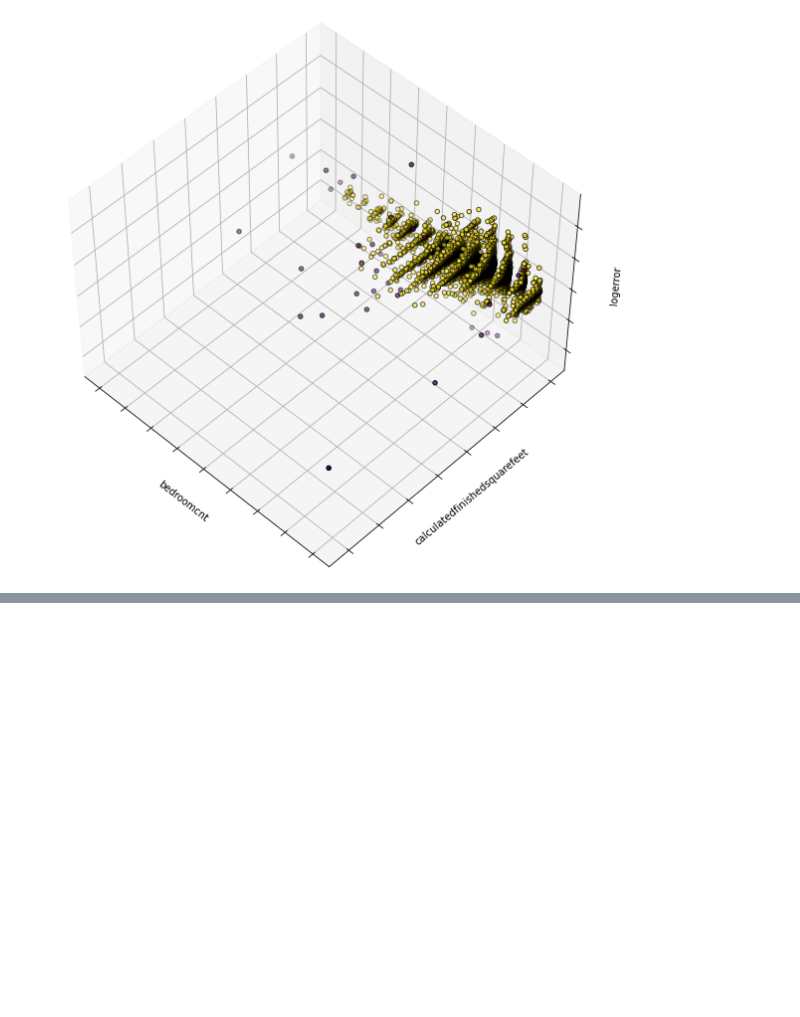
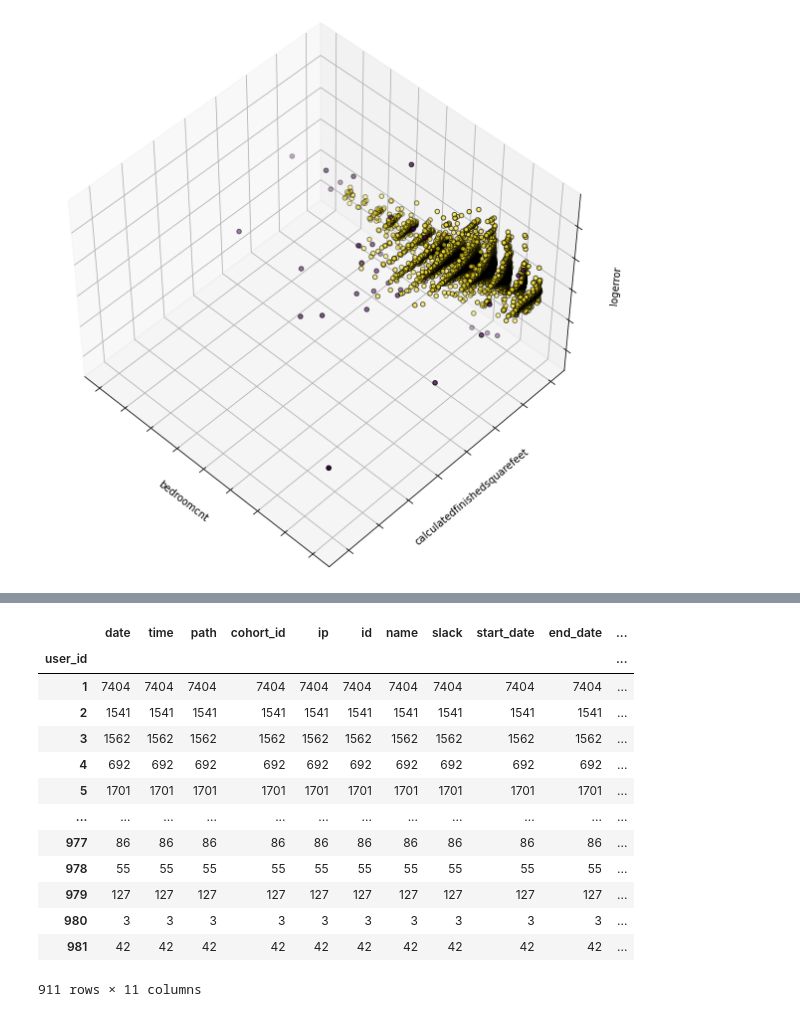
Before and after one commit to johngrinstead/anomaly-detection-exercises, a Jupyter notebook: clustering_anomaly_detection.ipynb, the cells around one changed output, grey strips where cells are left out. Drawn from its saved outputs; the diff is of its cells as text; code cells hidden in the pictures; blank space fills up the shorter version.

Commit message:
worked on time series anomaly exercise

```diff
--- a/clustering_anomaly_detection.ipynb
+++ b/clustering_anomaly_detection.ipynb
@@ -989,0 +992,10 @@ Text(0.5, 0, 'logerror')
+# %%
+url = get_db_url("curriculum_logs")
+
+sql = """
+select *
+from logs
+join cohorts on logs.cohort_id = cohorts.id;
+"""
+
+df = pd.read_sql(sql, url)
@@ -989,0 +1011,6 @@ Text(0.5, 0, 'logerror')
+# %%
+df.index = pd.to_datetime(df.date + " " + df.time)
+
+df = df.drop(columns=['created_at', 'updated_at', 'deleted_at'], axis=1)
+
+df = df.dropna()
@@ -989,0 +1080,17 @@ Text(0.5, 0, 'logerror')
+# %%
+df.groupby('user_id').count()
+# %% [output]
+|  | date | time | path | cohort_id | ip | id | name | slack | start_date | end_date | ... |
+| user_id |  |  |  |  |  |  |  |  |  |  | ... |
+| 1 | 7404 | 7404 | 7404 | 7404 | 7404 | 7404 | 7404 | 7404 | 7404 | 7404 | ... |
+| 2 | 1541 | 1541 | 1541 | 1541 | 1541 | 1541 | 1541 | 1541 | 1541 | 1541 | ... |
+| 3 | 1562 | 1562 | 1562 | 1562 | 1562 | 1562 | 1562 | 1562 | 1562 | 1562 | ... |
+| 4 | 692 | 692 | 692 | 692 | 692 | 692 | 692 | 692 | 692 | 692 | ... |
+| 5 | 1701 | 1701 | 1701 | 1701 | 1701 | 1701 | 1701 | 1701 | 1701 | 1701 | ... |
+| ... | ... | ... | ... | ... | ... | ... | ... | ... | ... | ... | ... |
+| 977 | 86 | 86 | 86 | 86 | 86 | 86 | 86 | 86 | 86 | 86 | ... |
+| 978 | 55 | 55 | 55 | 55 | 55 | 55 | 55 | 55 | 55 | 55 | ... |
+| 979 | 127 | 127 | 127 | 127 | 127 | 127 | 127 | 127 | 127 | 127 | ... |
+| 980 | 3 | 3 | 3 | 3 | 3 | 3 | 3 | 3 | 3 | 3 | ... |
+| 981 | 42 | 42 | 42 | 42 | 42 | 42 | 42 | 42 | 42 | 42 | ... |
+911 rows × 11 columns
```
Also changed, not shown: parts of 7 cells of this notebook, 2 other files.
